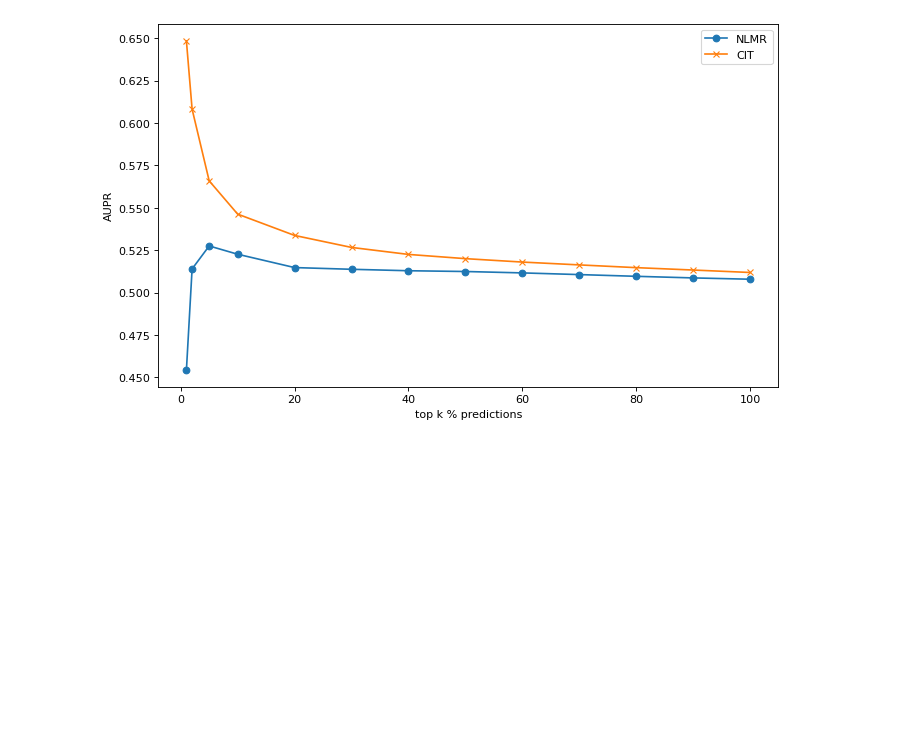
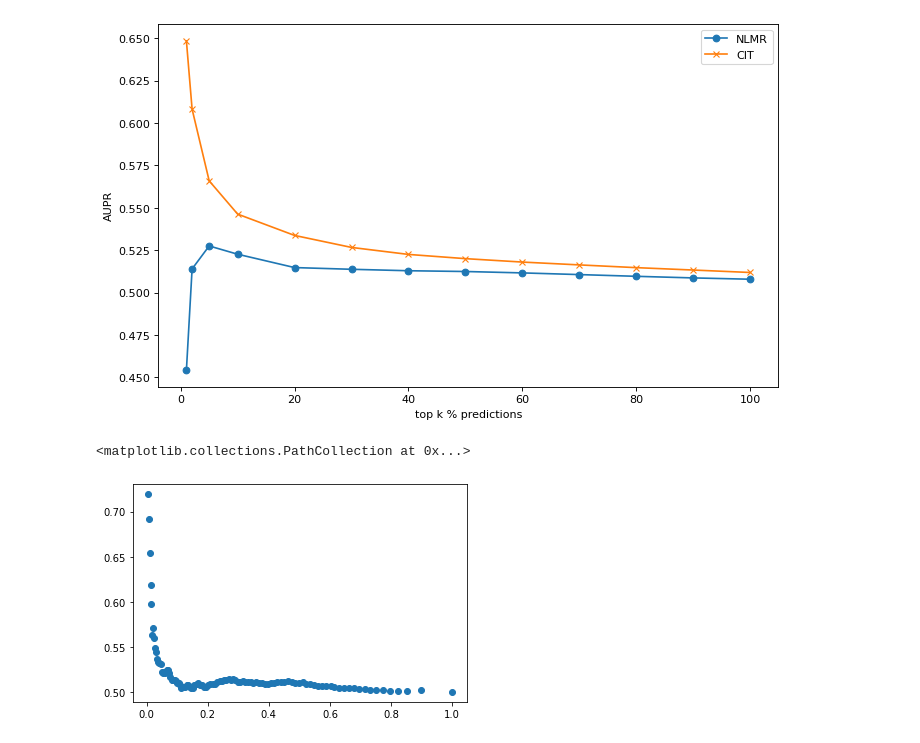
Before and after one commit to BIRDSgroup/NLCD, a Jupyter notebook: thirdApproach/PRcurvetopk.ipynb, the cells around one changed output. Cells and saved outputs as stored; diff of their text form; code cells hidden in the pictures; blank space fills up the shorter version.

```diff
--- a/thirdApproach/PRcurvetopk.ipynb
+++ b/thirdApproach/PRcurvetopk.ipynb
@@ -134,0 +133,4 @@ plt.show()
+# %%
+topk=nlmr.head(n= 20000)
+uniquevalues=topk.p_cit.unique()
+table_nlmr=compute_table(topk,uniquevalues)
@@ -134,0 +142,5 @@ plt.show()
+# %%
+plt.scatter(table_nlmr['Recall'],table_nlmr['Precision'])
+# %% [output]
+<matplotlib.collections.PathCollection at 0x...>
+[figure, added]
```
Also changed, not shown: parts of 8 cells of this notebook, 2 other files.
